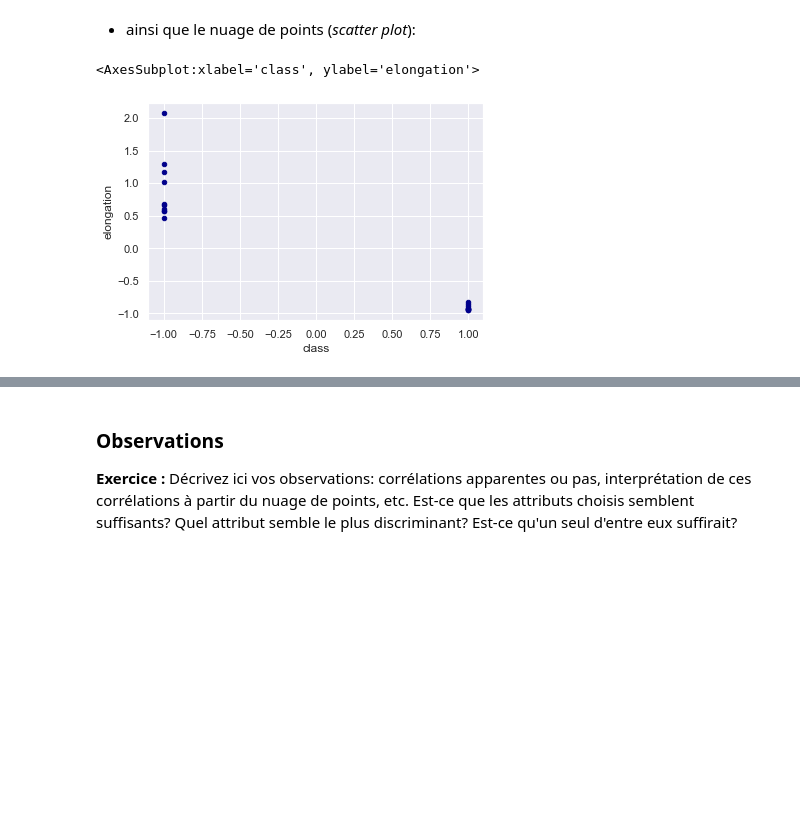
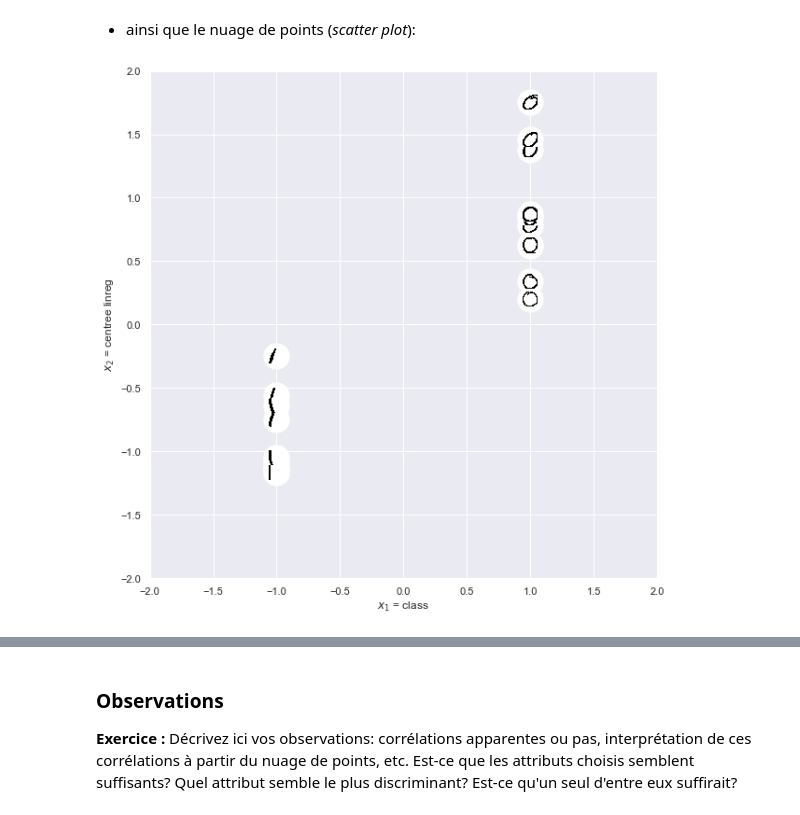
Before and after one commit to MK8BK/SDprojet_image_s2, a Jupyter notebook: 4_analyse_de_donnees.ipynb, the cells around one changed output, grey strips where cells are left out. Cells and saved outputs as stored; diff of their text form; code cells hidden in the pictures; blank space fills up the shorter version.

```diff
--- a/4_analyse_de_donnees.ipynb
+++ b/4_analyse_de_donnees.ipynb
@@ -439,7 +439,6 @@ sns.heatmap(corr, cmap="Blues", annot=True)
 - ainsi que le nuage de points (*scatter plot*):
 # %%
 # YOUR CODE HERE
-dfstd.plot.scatter(x="class", y="elongation", c='DarkBlue')
+make_scatter_plot(dfstd,images,axis="square")
 # %% [output]
-<AxesSubplot:xlabel='class', ylabel='elongation'>
-[figure, old version]
+[figure, new version]
```
Also changed, not shown: parts of 4 cells of this notebook, 6 other files.
